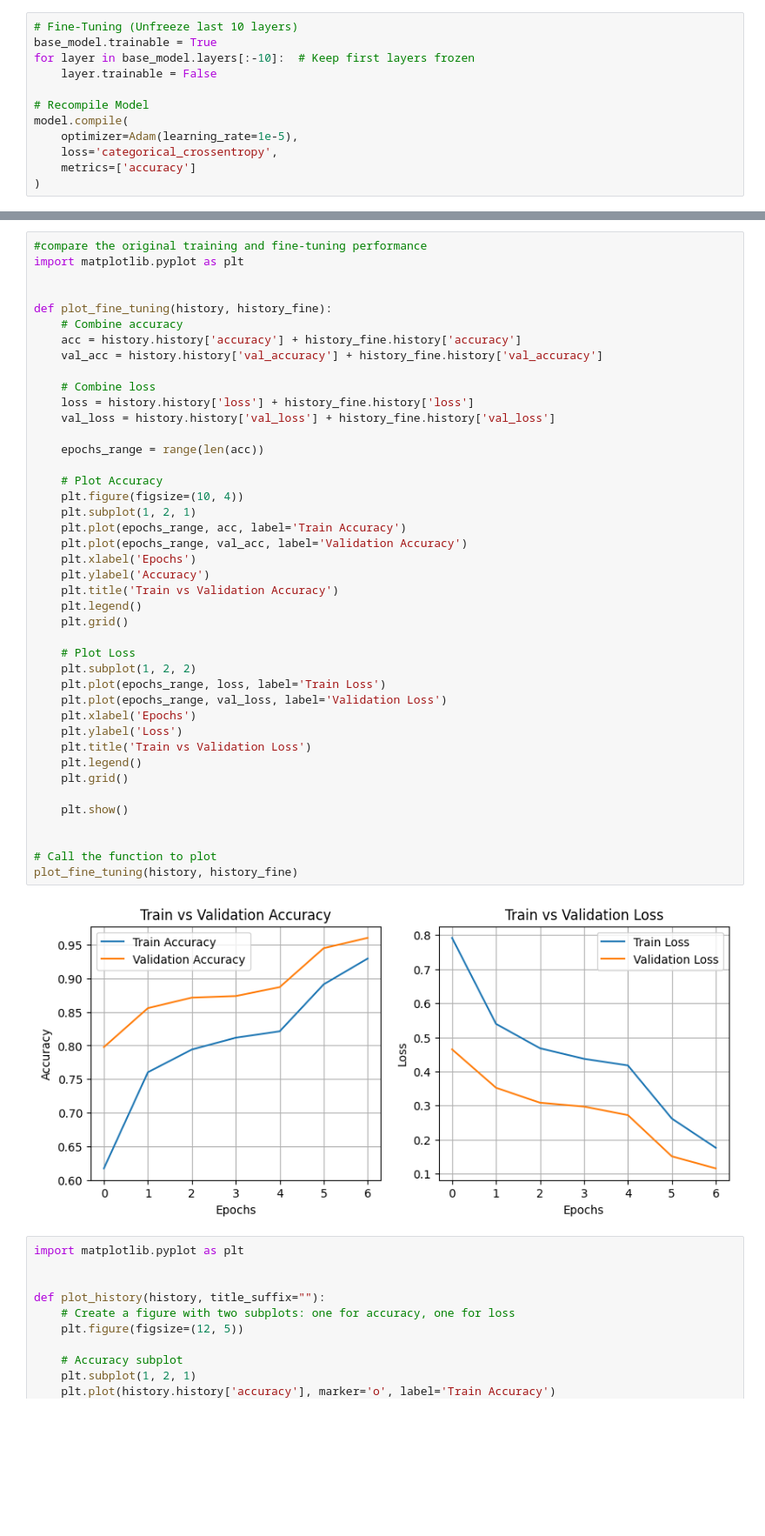
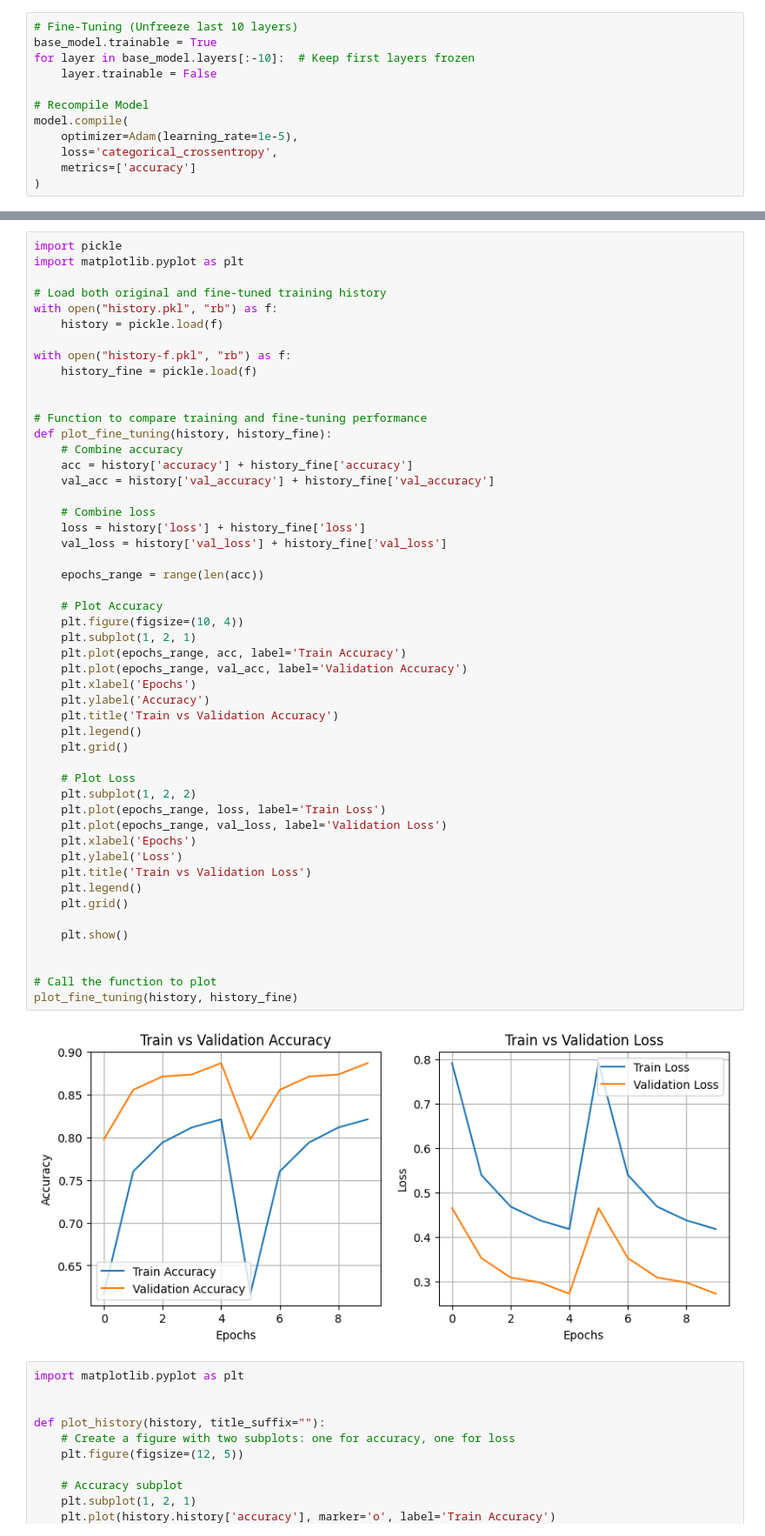
Before and after one commit to kuanmol/sdp, a Jupyter notebook: data AUG/sl-first/cnn.ipynb, the cells around one changed output, grey strips where cells are left out. Shown: that part at 87% size. Drawn from its saved outputs; the diff is of its cells as text; blank space fills up the shorter version.

```diff
--- a/sl-first/cnn.ipynb
+++ b/data AUG/sl-first/cnn.ipynb
@@ -199,49 +198,57 @@ Epoch 2/2
 469/469 ━━━━━━━━━━━━━━━━━━━━ 883s 2s/step - accuracy: 0.9265 - loss: 0.1804 - val_accuracy: 0.9603 - val_loss: 0.1155
 WARNING:absl:You are saving your model as an HDF5 file via `model.save()` or `keras.saving.save_model(model)`. This file format is considered legacy. We recommend using instead the native Keras format ...
 # %%
-#compare the original training and fine-tuning performance
+import pickle
 import matplotlib.pyplot as plt
 
+# Load both original and fine-tuned training history
+with open("history.pkl", "rb") as f:
+    history = pickle.load(f)
 
+with open("history-f.pkl", "rb") as f:
+    history_fine = pickle.load(f)
+
+
+# Function to compare training and fine-tuning performance
 def plot_fine_tuning(history, history_fine):
     # Combine accuracy
-    acc = history.history['accuracy'] + history_fine.history['accuracy']
-    val_acc = history.history['val_accuracy'] + history_fine.history['val_accuracy']
+    acc = history['accuracy'] + history_fine['accuracy']
+    val_acc = history['val_accuracy'] + history_fine['val_accuracy']
 
     # Combine loss
-    loss = history.history['loss'] + history_fine.history['loss']
-    val_loss = history.history['val_loss'] + history_fine.history['val_loss']
+    loss = history['loss'] + history_fine['loss']
+    val_loss = history['val_loss'] + history_fine['val_loss']
 
     epochs_range = range(len(acc))
 
     # Plot Accuracy
     plt.figure(figsize=(10, 4))
     plt.subplot(1, 2, 1)
     plt.plot(epochs_range, acc, label='Train Accuracy')
     plt.plot(epochs_range, val_acc, label='Validation Accuracy')
     plt.xlabel('Epochs')
     plt.ylabel('Accuracy')
     plt.title('Train vs Validation Accuracy')
     plt.legend()
     plt.grid()
 
     # Plot Loss
     plt.subplot(1, 2, 2)
     plt.plot(epochs_range, loss, label='Train Loss')
     plt.plot(epochs_range, val_loss, label='Validation Loss')
     plt.xlabel('Epochs')
     plt.ylabel('Loss')
     plt.title('Train vs Validation Loss')
     plt.legend()
     plt.grid()
 
     plt.show()
 
 
 # Call the function to plot
 plot_fine_tuning(history, history_fine)
 # %% [output]
-[figure, old version]
+[figure, new version]
 # %%
 import matplotlib.pyplot as plt
 
```
Also changed, not shown: parts of 9 cells of this notebook, 8 other files.
